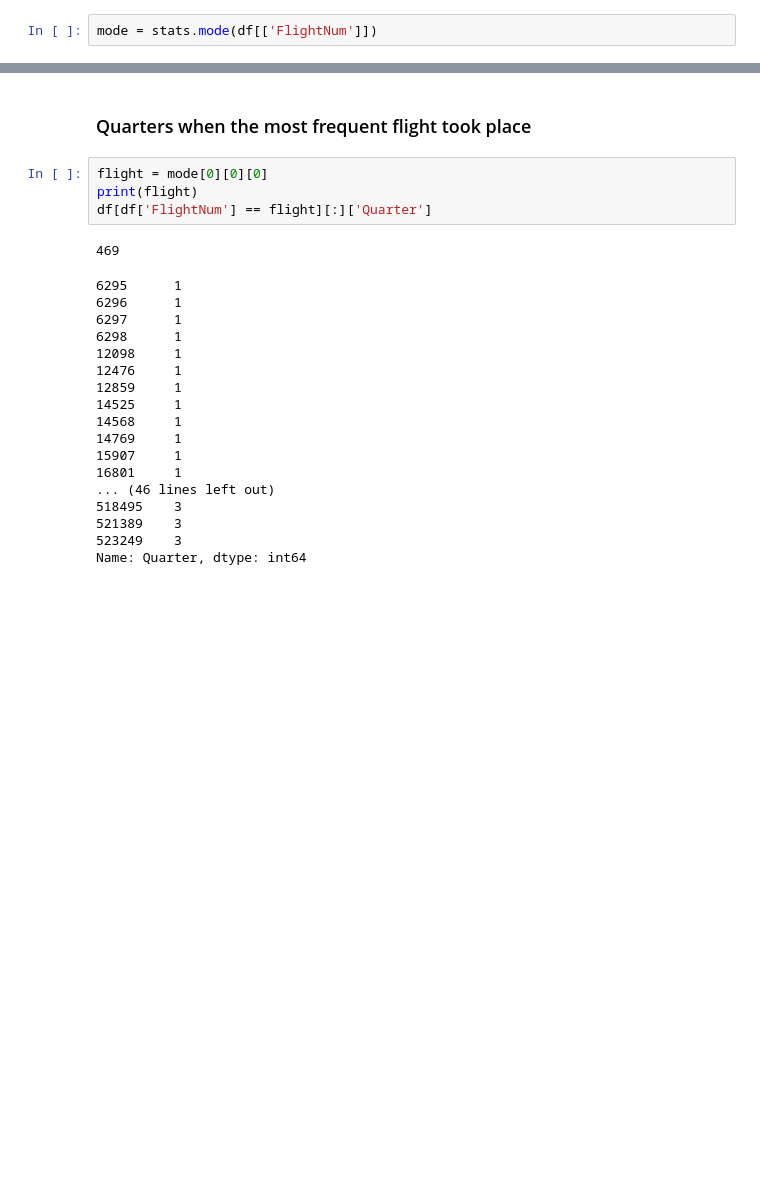
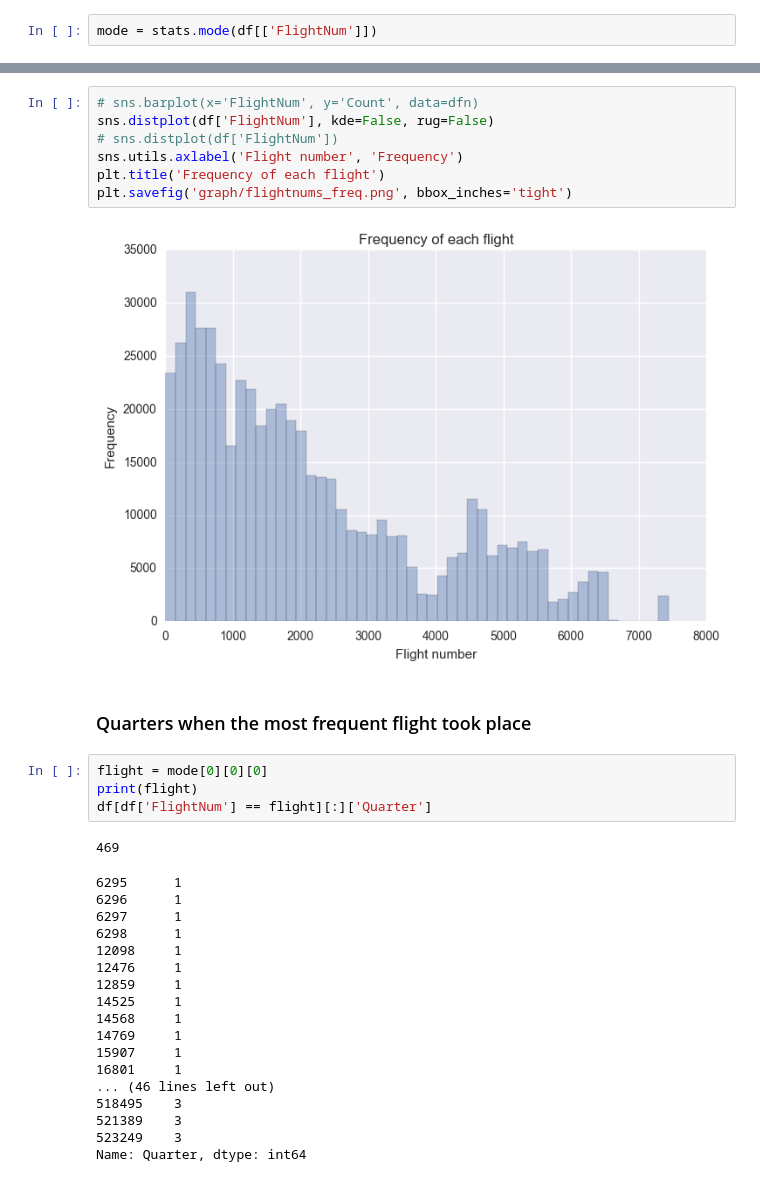
Before and after one commit to IvanAli/USAirportsAndDelays, a Jupyter notebook: descriptive_analysis.ipynb, the cells around one changed output, grey strips where cells are left out. Cells and saved outputs as stored; diff of their text form; blank space fills up the shorter version.

```diff
--- a/descriptive_analysis.ipynb
+++ b/descriptive_analysis.ipynb
@@ -42,3 +92,12 @@ mode = stats.mode(df[['FlightNum']])
+# %%
+# sns.barplot(x='FlightNum', y='Count', data=dfn)
+sns.distplot(df['FlightNum'], kde=False, rug=False)
+# sns.distplot(df['FlightNum'])
+sns.utils.axlabel('Flight number', 'Frequency')
+plt.title('Frequency of each flight')
+plt.savefig('graph/flightnums_freq.png', bbox_inches='tight')
+# %% [output]
+[figure, added]
 # %% [markdown]
 ### Quarters when the most frequent flight took place
 # %%
```
Also changed, not shown: parts of 27 cells of this notebook.
